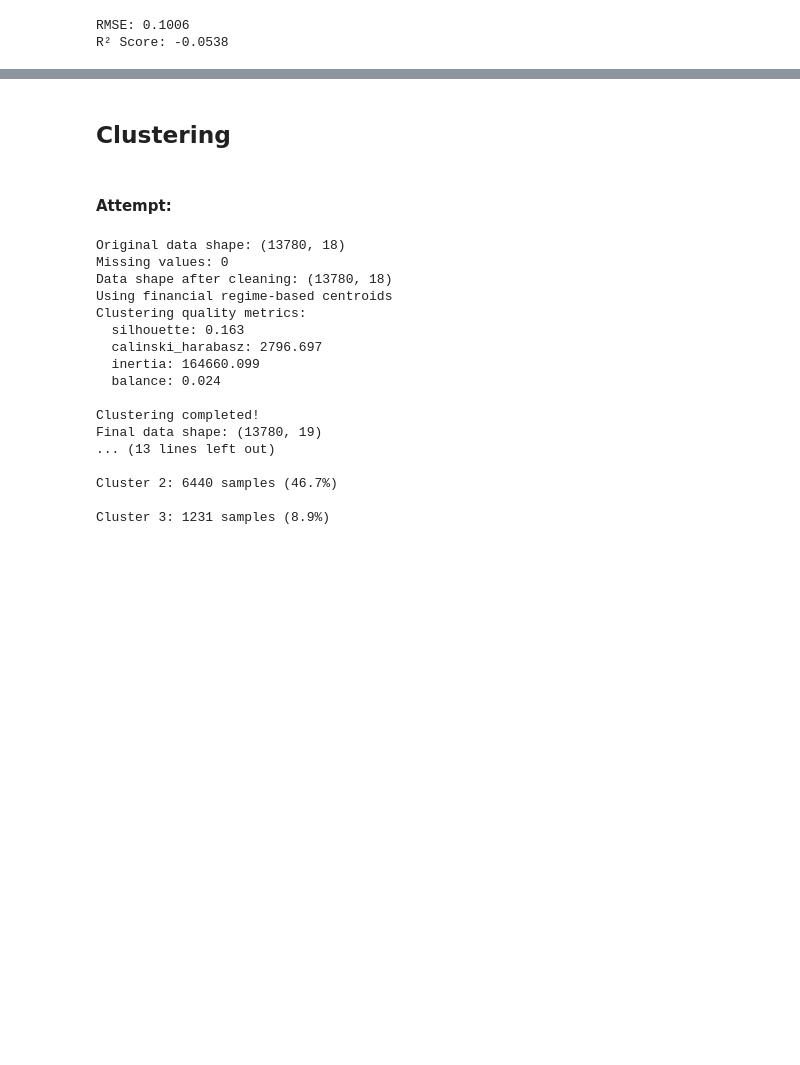
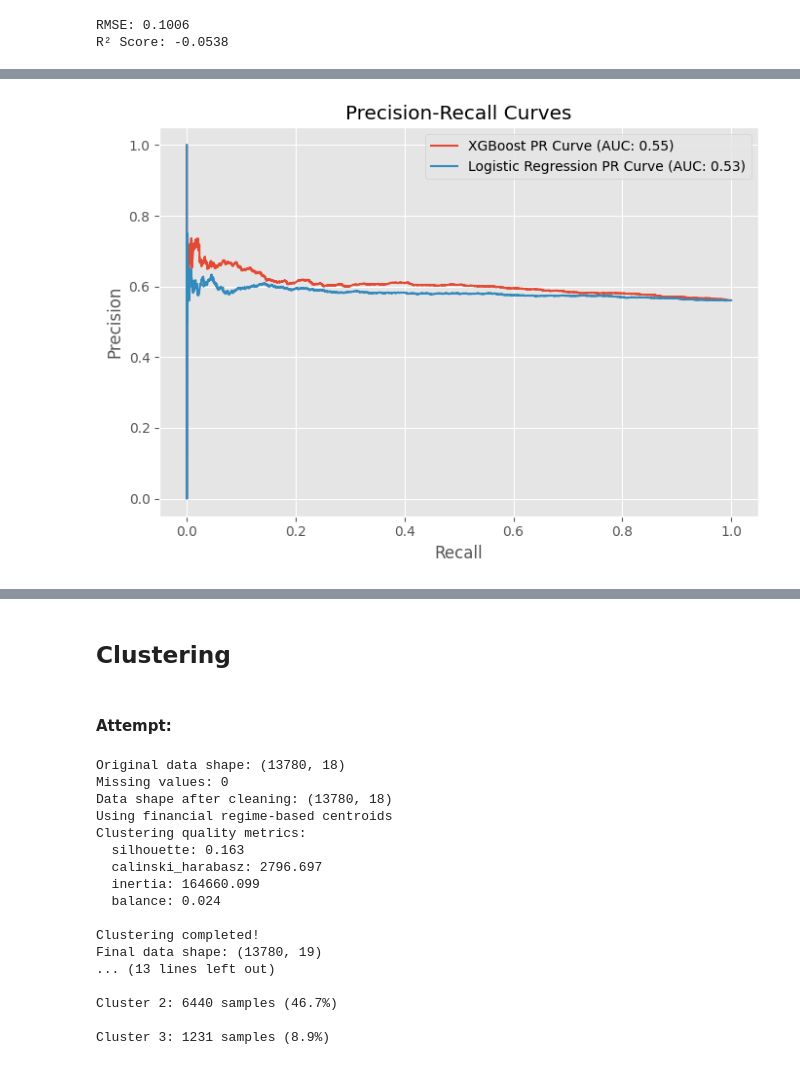
Before and after one commit to LukeJG/Trading-Algorithms, a Jupyter notebook: QuantFinance.ipynb, the cells around one changed output, grey strips where cells are left out. Drawn from its saved outputs; the diff is of its cells as text; code cells hidden in the pictures; blank space fills up the shorter version.

Commit message:
attempted logistic regression

```diff
--- a/QuantFinance.ipynb
+++ b/QuantFinance.ipynb
@@ -605,0 +616,86 @@ Name: fwd_return_1m, Length: 13527, dtype: float64
+# %%
+from sklearn.model_selection import train_test_split
+from sklearn.preprocessing import StandardScaler
+from sklearn.metrics import classification_report, roc_auc_score, precision_recall_curve
+from sklearn.linear_model import LogisticRegression
+from xgboost import XGBClassifier, plot_importance
+import matplotlib.pyplot as plt
+import numpy as np
+import pandas as pd
+
+# === 1. Prepare Data ===
+ticker_data = data.copy()
+
+# Adjust classification threshold (optional): e.g. > 1% return
+# ticker_data['Pos_Or_Neg'] = (ticker_data['fwd_return_1m'] > 0.01).astype(int)
+ticker_data['Pos_Or_Neg'] = (ticker_data['fwd_return_1m'] > 0).astype(int)
+
+# Drop target columns and reset index
+X = ticker_data.drop(columns=['fwd_return_1m', 'Pos_Or_Neg']).reset_index(drop=True)
+y = ticker_data['Pos_Or_Neg'].values
+
+# === 2. Scale Features ===
+scaler = StandardScaler()
+X_scaled = scaler.fit_transform(X)
+
+# === 3. Train/Test Split ===
+X_train, X_test, y_train, y_test = train_test_split(
+    X_scaled, y, test_size=0.2, random_state=42, stratify=y
+)
+
+# === 4. XGBoost Classifier ===
+neg, pos = (y == 0).sum(), (y == 1).sum()
+scale_pos_weight = neg / pos
+
+xgb_model = XGBClassifier(
+    n_estimators=300,
+    max_depth=4,
+    learning_rate=0.05,
+    subsample=0.8,
+    colsample_bytree=0.8,
+    scale_pos_weight=scale_pos_weight,
+    use_label_encoder=False,
+    eval_metric='logloss',
+    random_state=42
+)
+
+xgb_model.fit(X_train, y_train)
+xgb_proba = xgb_model.predict_proba(X_test)[:, 1]
+
+# === 5. Logistic Regression Classifier ===
+logit_model = LogisticRegression(max_iter=1000)
+logit_model.fit(X_train, y_train)
+logit_proba = logit_model.predict_proba(X_test)[:, 1]
+
+# === 6. Function for Threshold Tuning and Evaluation ===
+def evaluate_model(name, y_true, y_proba):
+    precision, recall, thresholds = precision_recall_curve(y_true, y_proba)
+    f1_scores = 2 * (precision * recall) / (precision + recall + 1e-9)
+    best_threshold = thresholds[np.argmax(f1_scores)]
+    y_pred = (y_proba > best_threshold).astype(int)
+
+    print(f"\n📊 {name} - Classification Report (Best F1 Threshold: {best_threshold:.4f})")
+    print(classification_report(y_true, y_pred))
+    print(f"{name} - ROC AUC: {roc_auc_score(y_true, y_proba):.4f}")
+
+    # Plot precision-recall curve
+    plt.plot(recall, precision, label=f"{name} PR Curve (AUC: {roc_auc_score(y_true, y_proba):.2f})")
+
+# === 7. Evaluate Both Models ===
+plt.figure(figsize=(7, 5))
+evaluate_model("XGBoost", y_test, xgb_proba)
+evaluate_model("Logistic Regression", y_test, logit_proba)
+plt.xlabel("Recall")
+plt.ylabel("Precision")
+plt.title("Precision-Recall Curves")
+plt.grid(True)
+plt.legend()
+plt.tight_layout()
+plt.show()
+
+# === 8. Optional: XGBoost Feature Importance ===
+plot_importance(xgb_model, max_num_features=15)
+plt.title("XGBoost - Top 15 Feature Importances")
+plt.tight_layout()
+plt.show()
+# %% [output]
@@ -605,0 +719 @@ Name: fwd_return_1m, Length: 13527, dtype: float64
+[figure, added]
```
Also changed, not shown: parts of 16 cells of this notebook.
